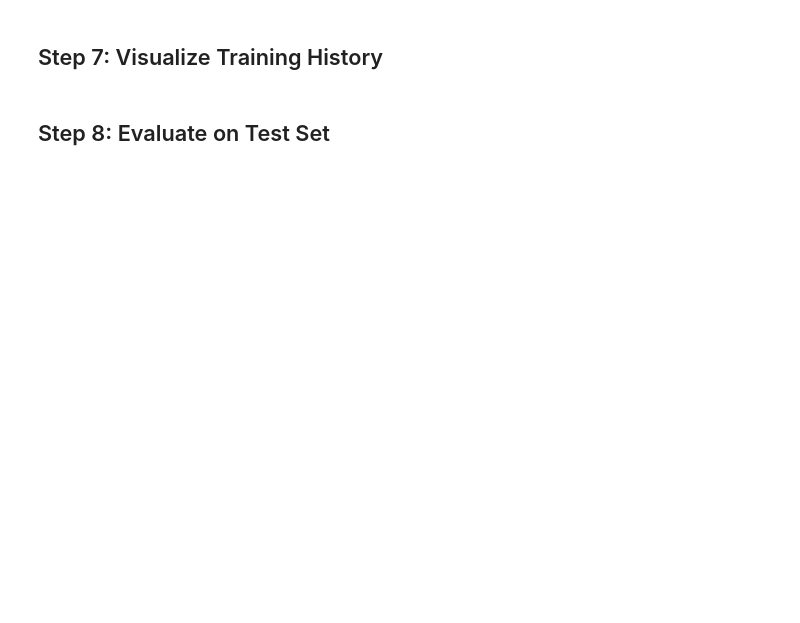
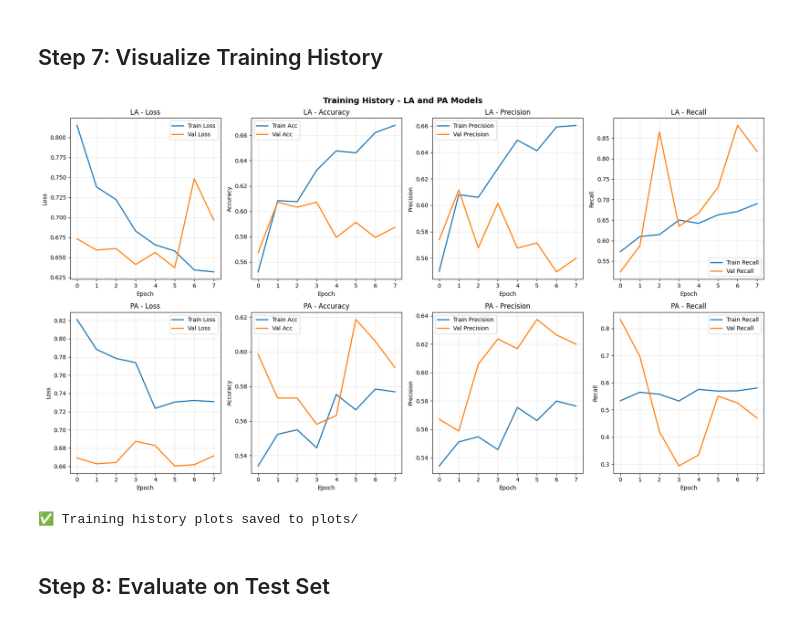
Before and after one commit to iammadsfq/VocalGuard2, a Jupyter notebook: ml/notebook.ipynb, the cells around one changed output. Saved outputs shown, nothing was run; the diff lists cells and outputs as text; code cells hidden in the pictures; blank space fills up the shorter version.

```diff
--- a/ml/notebook.ipynb
+++ b/ml/notebook.ipynb
@@ -753,14 +796,14 @@ def create_callbacks(model_name, corpus):
         ),
         tf.keras.callbacks.EarlyStopping(
             monitor='val_loss',
-            patience=10,
+            patience=5,
             restore_best_weights=True,
             verbose=1
         ),
         tf.keras.callbacks.ReduceLROnPlateau(
             monitor='val_loss',
             factor=0.5,
-            patience=5,
+            patience=3,
             min_lr=1e-7,
             verbose=1
         )
@@ -780,6 +823,9 @@ def create_callbacks(model_name, corpus):
 
     return callbacks
 
+# Fewer epochs for faster turnaround (window count already reduced to 25%)
+EPOCHS = 8
+
 # Train LA Model
 print("\n" + "=" * 60)
 print("Training LA Model (Logical Access)...")
@@ -789,7 +835,7 @@ callbacks_la = create_callbacks('LA Model', 'LA')
 history_la = model_la.fit(
     la_train_dataset,
     validation_data=la_val_dataset,
-    epochs=50,
+    epochs=EPOCHS,
     callbacks=callbacks_la,
     verbose=1
 )
@@ -805,7 +851,7 @@ callbacks_pa = create_callbacks('PA Model', 'PA')
 history_pa = model_pa.fit(
     pa_train_dataset,
     validation_data=pa_val_dataset,
-    epochs=50,
+    epochs=EPOCHS,
     callbacks=callbacks_pa,
     verbose=1
 )
@@ -829,6 +924,26 @@ Epoch 2/50
 # Plot training history for both models
 fig, axes = plt.subplots(2, 4, figsize=(18, 10))
 fig.suptitle('Training History - LA and PA Models', fontsize=14, fontweight='bold')
+
+def pick_metric_keys(history_dict, base_name):
+    """Return train/val metric keys, handling suffixes like precision_1."""
+    train_key = None
+    for candidate in [base_name] + [k for k in history_dict.keys() if k.startswith(base_name + '_')]:
+        if candidate in history_dict:
+            train_key = candidate
+            break
+
+    val_key = None
+    if train_key is not None:
+        expected_val = f'val_{train_key}'
+        if expected_val in history_dict:
+            val_key = expected_val
+        else:
+            for candidate in [f'val_{base_name}'] + [k for k in history_dict.keys() if k.startswith(f'val_{base_name}_')]:
+                if candidate in history_dict:
+                    val_key = candidate
+                    break
+    return train_key, val_key
 
 # LA Model History
 # Loss
@@ -850,8 +965,10 @@ axes[0, 1].legend()
 axes[0, 1].grid(True, alpha=0.3)
 
 # Precision
-axes[0, 2].plot(history_la.history['precision'], label='Train Precision', linewidth=2)
-axes[0, 2].plot(history_la.history['val_precision'], label='Val Precision', linewidth=2)
+la_prec_k, la_val_prec_k = pick_metric_keys(history_la.history, 'precision')
+if la_prec_k and la_val_prec_k:
+    axes[0, 2].plot(history_la.history[la_prec_k], label='Train Precision', linewidth=2)
+    axes[0, 2].plot(history_la.history[la_val_prec_k], label='Val Precision', linewidth=2)
 axes[0, 2].set_xlabel('Epoch')
 axes[0, 2].set_ylabel('Precision')
 axes[0, 2].set_title('LA - Precision')
@@ -859,8 +976,10 @@ axes[0, 2].legend()
 axes[0, 2].grid(True, alpha=0.3)
 
 # Recall
-axes[0, 3].plot(history_la.history['recall'], label='Train Recall', linewidth=2)
-axes[0, 3].plot(history_la.history['val_recall'], label='Val Recall', linewidth=2)
+la_rec_k, la_val_rec_k = pick_metric_keys(history_la.history, 'recall')
+if la_rec_k and la_val_rec_k:
+    axes[0, 3].plot(history_la.history[la_rec_k], label='Train Recall', linewidth=2)
+    axes[0, 3].plot(history_la.history[la_val_rec_k], label='Val Recall', linewidth=2)
 axes[0, 3].set_xlabel('Epoch')
 axes[0, 3].set_ylabel('Recall')
 axes[0, 3].set_title('LA - Recall')
@@ -878,37 +997,44 @@ axes[1, 0].legend()
 axes[1, 0].grid(True, alpha=0.3)
 
 # Accuracy
 axes[1, 1].plot(history_pa.history['accuracy'], label='Train Acc', linewidth=2)
 axes[1, 1].plot(history_pa.history['val_accuracy'], label='Val Acc', linewidth=2)
 axes[1, 1].set_xlabel('Epoch')
 axes[1, 1].set_ylabel('Accuracy')
 axes[1, 1].set_title('PA - Accuracy')
 axes[1, 1].legend()
 axes[1, 1].grid(True, alpha=0.3)
 
 # Precision
-axes[1, 2].plot(history_pa.history['precision'], label='Train Precision', linewidth=2)
-axes[1, 2].plot(history_pa.history['val_precision'], label='Val Precision', linewidth=2)
+pa_prec_k, pa_val_prec_k = pick_metric_keys(history_pa.history, 'precision')
+if pa_prec_k and pa_val_prec_k:
+    axes[1, 2].plot(history_pa.history[pa_prec_k], label='Train Precision', linewidth=2)
+    axes[1, 2].plot(history_pa.history[pa_val_prec_k], label='Val Precision', linewidth=2)
 axes[1, 2].set_xlabel('Epoch')
 axes[1, 2].set_ylabel('Precision')
 axes[1, 2].set_title('PA - Precision')
 axes[1, 2].legend()
 axes[1, 2].grid(True, alpha=0.3)
 
 # Recall
-axes[1, 3].plot(history_pa.history['recall'], label='Train Recall', linewidth=2)
-axes[1, 3].plot(history_pa.history['val_recall'], label='Val Recall', linewidth=2)
+pa_rec_k, pa_val_rec_k = pick_metric_keys(history_pa.history, 'recall')
+if pa_rec_k and pa_val_rec_k:
+    axes[1, 3].plot(history_pa.history[pa_rec_k], label='Train Recall', linewidth=2)
+    axes[1, 3].plot(history_pa.history[pa_val_rec_k], label='Val Recall', linewidth=2)
 axes[1, 3].set_xlabel('Epoch')
 axes[1, 3].set_ylabel('Recall')
 axes[1, 3].set_title('PA - Recall')
 axes[1, 3].legend()
 axes[1, 3].grid(True, alpha=0.3)
 
 plt.tight_layout()
 plt.savefig(PLOT_DIR / 'training_history_both_models.png', dpi=100, bbox_inches='tight')
 plt.show()
 
 print("✅ Training history plots saved to plots/")
+# %% [output]
+[figure, added]
+✅ Training history plots saved to plots/
 # %% [markdown]
 ## Step 8: Evaluate on Test Set
 # %%
```
Also changed, not shown: parts of 10 cells of this notebook, 21 other files.
